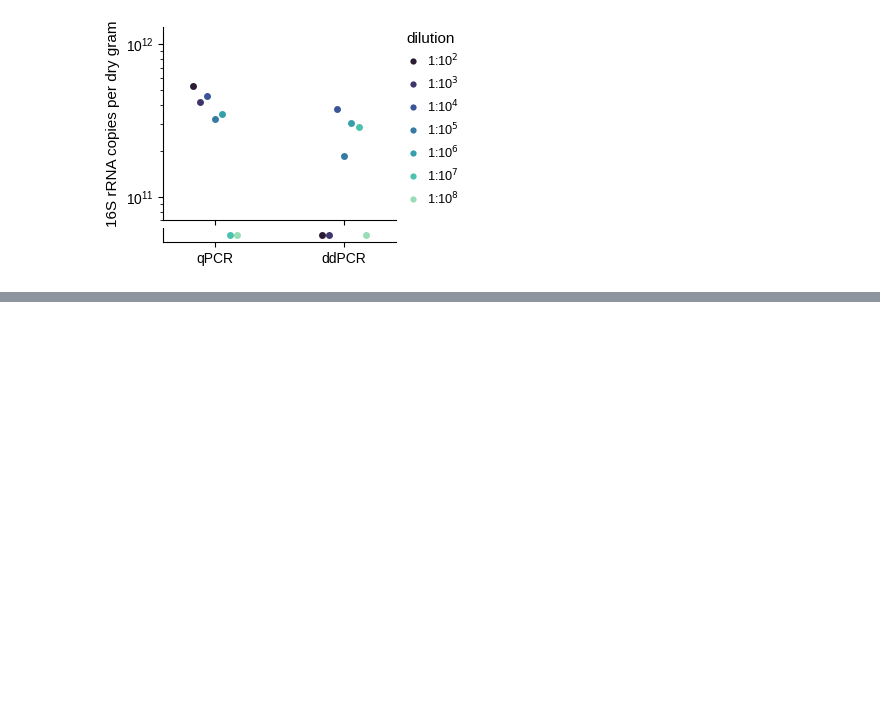
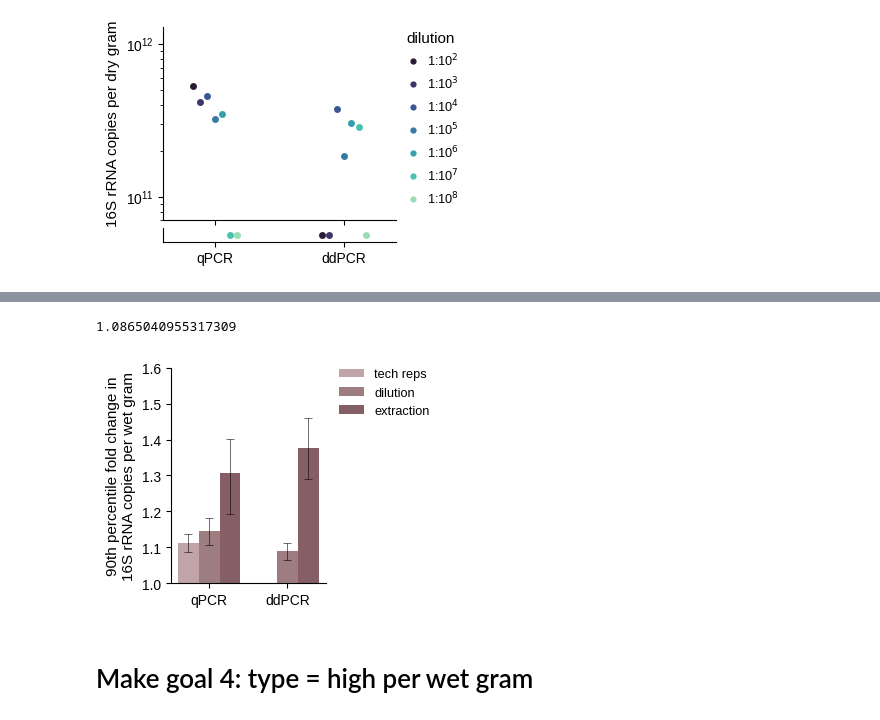
Before and after one commit to bhattlab/absolute-abundance-16s, a Jupyter notebook: manuscripts/protocol_2024/comparison_analysis_final.ipynb, the cells around one changed output, grey strips where cells are left out. Cells and saved outputs as stored; diff of their text form; code cells hidden in the pictures; blank space fills up the shorter version.

```diff
--- a/manuscripts/protocol_2024/comparison_analysis_final.ipynb
+++ b/manuscripts/protocol_2024/comparison_analysis_final.ipynb
@@ -1436,0 +1673,3 @@ axs[1].get_legend().remove()
+# %%
+mean_of_var = pd.DataFrame(variances.mean(), columns=['mean_of_variance']).reset_index()
+mean_of_var
@@ -1436,0 +1684,4 @@ axs[1].get_legend().remove()
+# %%
+mean_of_var2 = mean_of_var.merge(bootstrap_df.quantile(0.1).to_frame().reset_index(), on="index", how="left").merge(bootstrap_df.quantile(0.9).reset_index(), on="index", how="left").set_index("index")
+mean_of_var2.columns = ["mean_of_variance", "10th", "90th"]
+mean_of_var2
@@ -1436,0 +1718,10 @@ axs[1].get_legend().remove()
+# %%
+mean_of_var2["ddpcr_or_qpcr"] = mean_of_var2["variance_type"].str.split("_").str[0]
+mean_of_var2["ddpcr_or_qpcr"] = mean_of_var2["ddpcr_or_qpcr"].map({"ddpcr":"ddPCR", "qpcr":"qPCR"})
+mean_of_var2["tech_or_dil_or_extract"] = mean_of_var2["variance_type"].str.split("_").str[2]
+
+mean_of_var2["ddpcr_or_qpcr"] = pd.Categorical(mean_of_var2["ddpcr_or_qpcr"], ["qPCR", "ddPCR"])
+mean_of_var2["tech_or_dil_or_extract"] = pd.Categorical(mean_of_var2["tech_or_dil_or_extract"], ["tech", "dil", "extract"])
+
+mean_of_var2 = mean_of_var2.sort_values(["tech_or_dil_or_extract", "ddpcr_or_qpcr"], ascending=[True, True]).reset_index()
+mean_of_var2
@@ -1436,0 +1735,42 @@ axs[1].get_legend().remove()
+# %%
+mean_of_var2["delogged_90th_percent_mult_10th"][0]
+# %% [output]
+1.0865040955317309
+# %%
+fig, axs = plt.subplots(1, 1, figsize=(2, 2.8), sharey=True, gridspec_kw={'wspace': 0.1})
+
+sns.barplot(data=mean_of_var2, x="ddpcr_or_qpcr", y="delogged_90th_percent_mult", hue="tech_or_dil_or_extract", order=["qPCR", "ddPCR"],
+            hue_order=["tech", "dil", "extract"], palette=["#c69fa6", "#a3787d", "#8d5762"], ax=axs)
+
+for i, bar in enumerate(axs.patches):
+    yerr_neg = mean_of_var2["neg_error"][i]
+    yerr_pos = mean_of_var2["pos_error"][i]
+    axs.errorbar(
+        x=bar.get_x() + bar.get_width() / 2,  # x-coordinate for the error bar
+        y=bar.get_height(),                   # y-coordinate for the error bar
+        yerr=[[yerr_neg], [yerr_pos]],        # Asymmetrical error bar values
+        fmt='none',                           # Do not plot any marker
+        capsize=3,                            # Size of error bar caps
+        capthick=0.4,                           # Thickness of error bar caps
+        linewidth=0.4,
+        ecolor='black'                        # Color of the error bars
+    )
+    if i==4:
+        break
+
+#["#BFB7A7", "#A89283", "#736357"]
+plt.ylim(1, 1.6)
+plt.ylabel("90th percentile fold change in\n16S rRNA copies per wet gram")
+plt.xlabel("")
+sns.despine()
+#axs.set_title("Variability comparison")
+#plt.grid()
+
+handles, labels = axs.get_legend_handles_labels()
+legend = axs.legend(handles, ["tech reps", "dilution", "extraction"], bbox_to_anchor=(1.05, 1.02), loc=0, borderaxespad=0., frameon=False, fontsize="smaller", ncols=1)
+
+#plt.savefig('redo_plots/panel_f_wet_gm.pdf', format='pdf', dpi=300, bbox_inches='tight')
+# %% [output]
+[figure, added]
+# %% [markdown]
+# Make goal 4: type = high per wet gram
```
Also changed, not shown: parts of 39 cells of this notebook, 1 other file.
